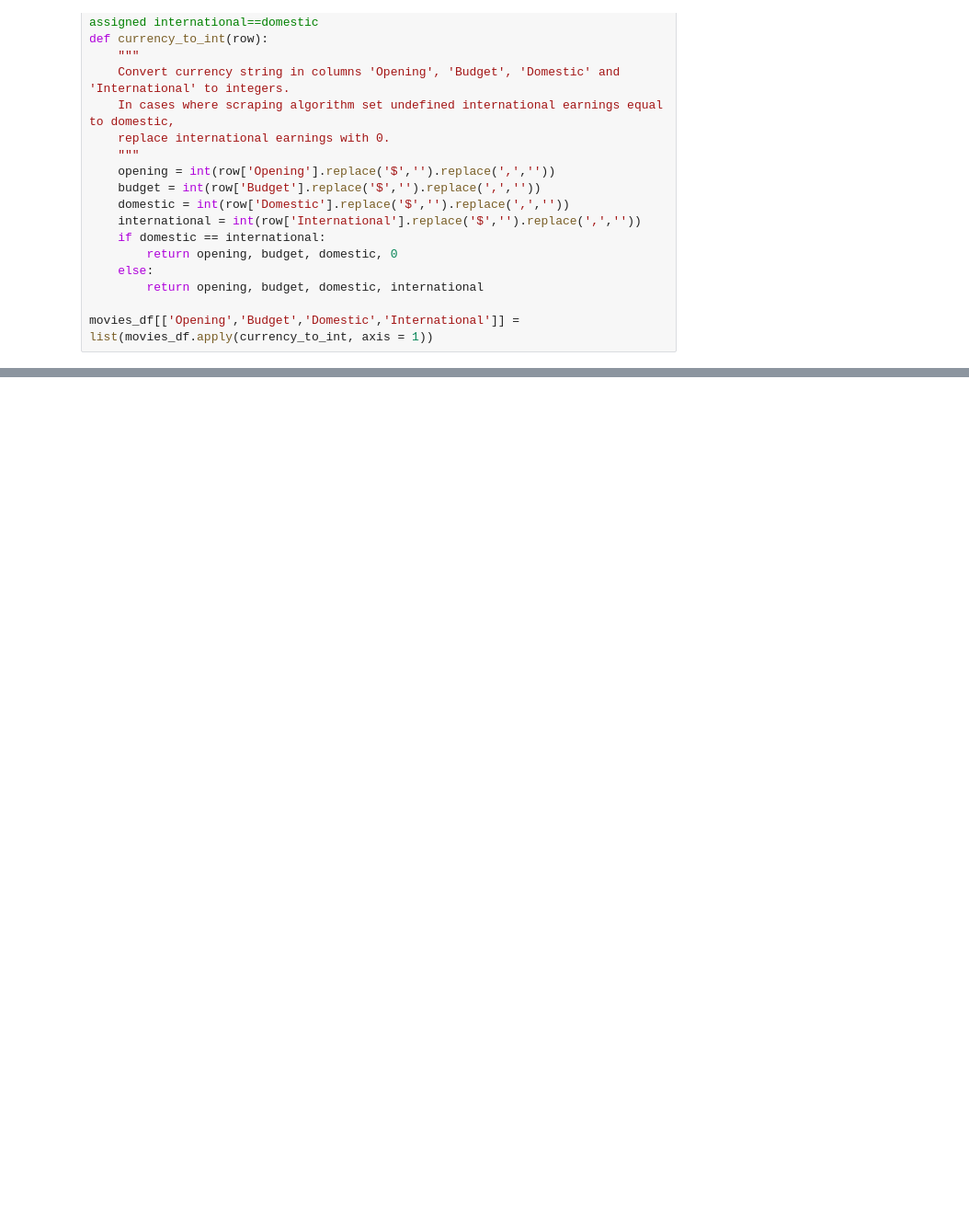
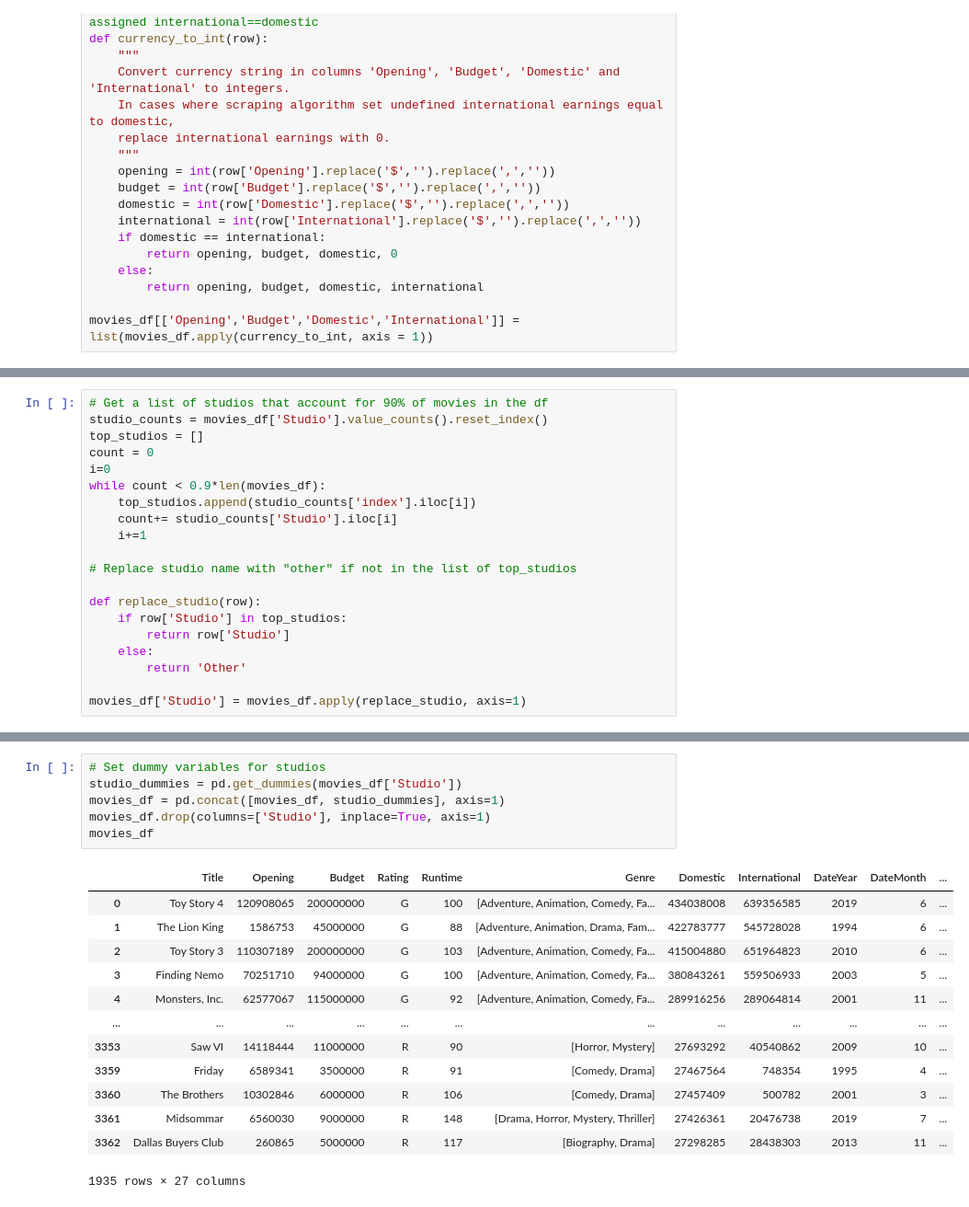
Before and after one commit to jpizzollo/Movie_Regression, a Jupyter notebook: Predicting_Earnings.ipynb, the cells around one changed output, grey strips where cells are left out. Shown at 92% size. Cells and saved outputs as stored; diff of their text form; blank space fills up the shorter version.

```diff
--- a/Predicting_Earnings.ipynb
+++ b/Predicting_Earnings.ipynb
@@ -167,0 +186,20 @@ movies_df
+# %%
+# Get a list of studios that account for 90% of movies in the df
+studio_counts = movies_df['Studio'].value_counts().reset_index()
+top_studios = []
+count = 0
+i=0
+while count < 0.9*len(movies_df):
+    top_studios.append(studio_counts['index'].iloc[i])
+    count+= studio_counts['Studio'].iloc[i]
+    i+=1
+
+# Replace studio name with "other" if not in the list of top_studios
+
+def replace_studio(row):
+    if row['Studio'] in top_studios:
+        return row['Studio']
+    else:
+        return 'Other'
+
+movies_df['Studio'] = movies_df.apply(replace_studio, axis=1)
@@ -167,0 +227,20 @@ movies_df
+# %%
+# Set dummy variables for studios
+studio_dummies = pd.get_dummies(movies_df['Studio'])
+movies_df = pd.concat([movies_df, studio_dummies], axis=1)
+movies_df.drop(columns=['Studio'], inplace=True, axis=1)
+movies_df
+# %% [output]
+|  | Title | Opening | Budget | Rating | Runtime | Genre | Domestic | International | DateYear | DateMonth | ... |
+| 0 | Toy Story 4 | 120908065 | 200000000 | G | 100 | [Adventure, Animation, Comedy, Fa... | 434038008 | 639356585 | 2019 | 6 | ... |
+| 1 | The Lion King | 1586753 | 45000000 | G | 88 | [Adventure, Animation, Drama, Fam... | 422783777 | 545728028 | 1994 | 6 | ... |
+| 2 | Toy Story 3 | 110307189 | 200000000 | G | 103 | [Adventure, Animation, Comedy, Fa... | 415004880 | 651964823 | 2010 | 6 | ... |
+| 3 | Finding Nemo | 70251710 | 94000000 | G | 100 | [Adventure, Animation, Comedy, Fa... | 380843261 | 559506933 | 2003 | 5 | ... |
+| 4 | Monsters, Inc. | 62577067 | 115000000 | G | 92 | [Adventure, Animation, Comedy, Fa... | 289916256 | 289064814 | 2001 | 11 | ... |
+| ... | ... | ... | ... | ... | ... | ... | ... | ... | ... | ... | ... |
+| 3353 | Saw VI | 14118444 | 11000000 | R | 90 | [Horror, Mystery] | 27693292 | 40540862 | 2009 | 10 | ... |
+| 3359 | Friday | 6589341 | 3500000 | R | 91 | [Comedy, Drama] | 27467564 | 748354 | 1995 | 4 | ... |
+| 3360 | The Brothers | 10302846 | 6000000 | R | 106 | [Comedy, Drama] | 27457409 | 500782 | 2001 | 3 | ... |
+| 3361 | Midsommar | 6560030 | 9000000 | R | 148 | [Drama, Horror, Mystery, Thriller] | 27426361 | 20476738 | 2019 | 7 | ... |
+| 3362 | Dallas Buyers Club | 260865 | 5000000 | R | 117 | [Biography, Drama] | 27298285 | 28438303 | 2013 | 11 | ... |
+1935 rows × 27 columns
```
Also changed, not shown: parts of 16 cells of this notebook.
